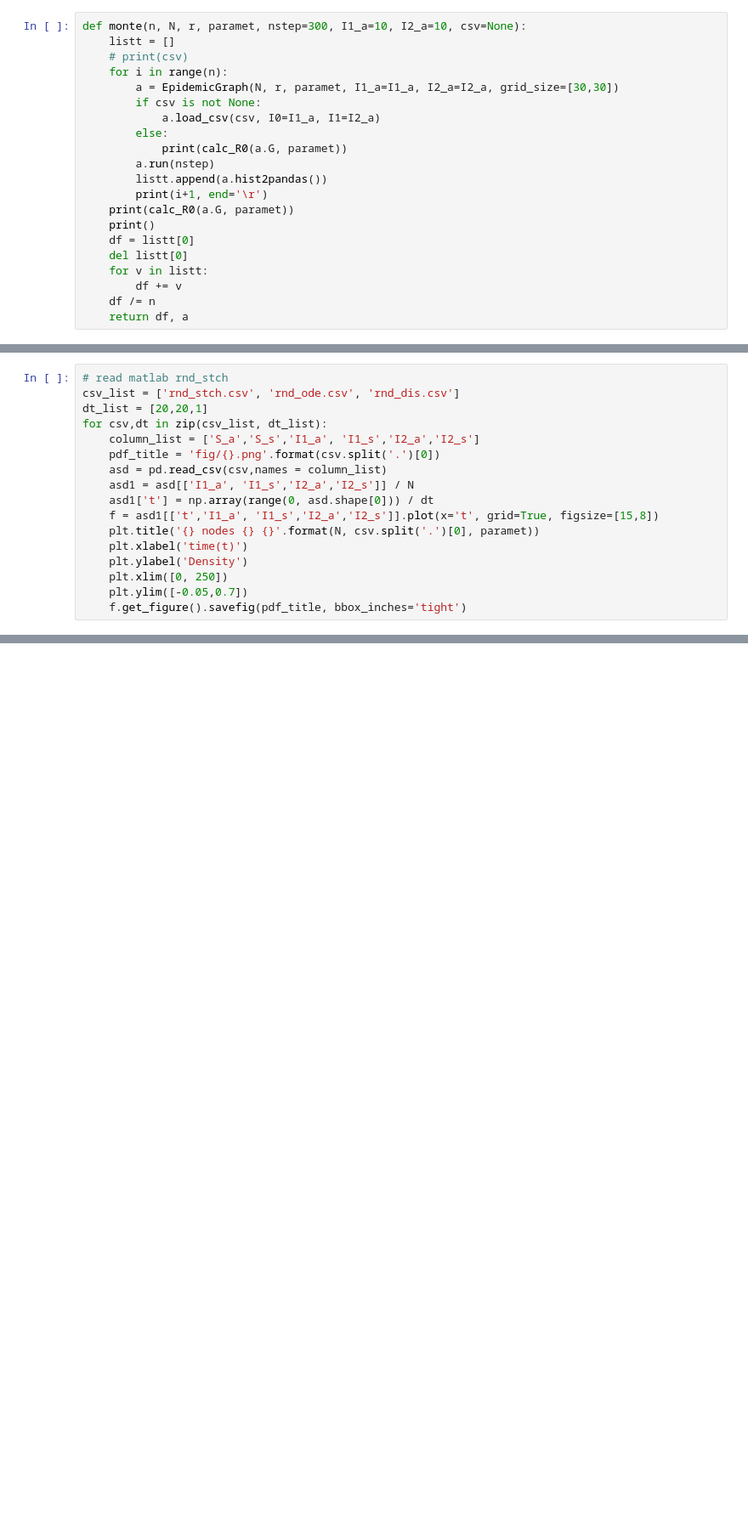
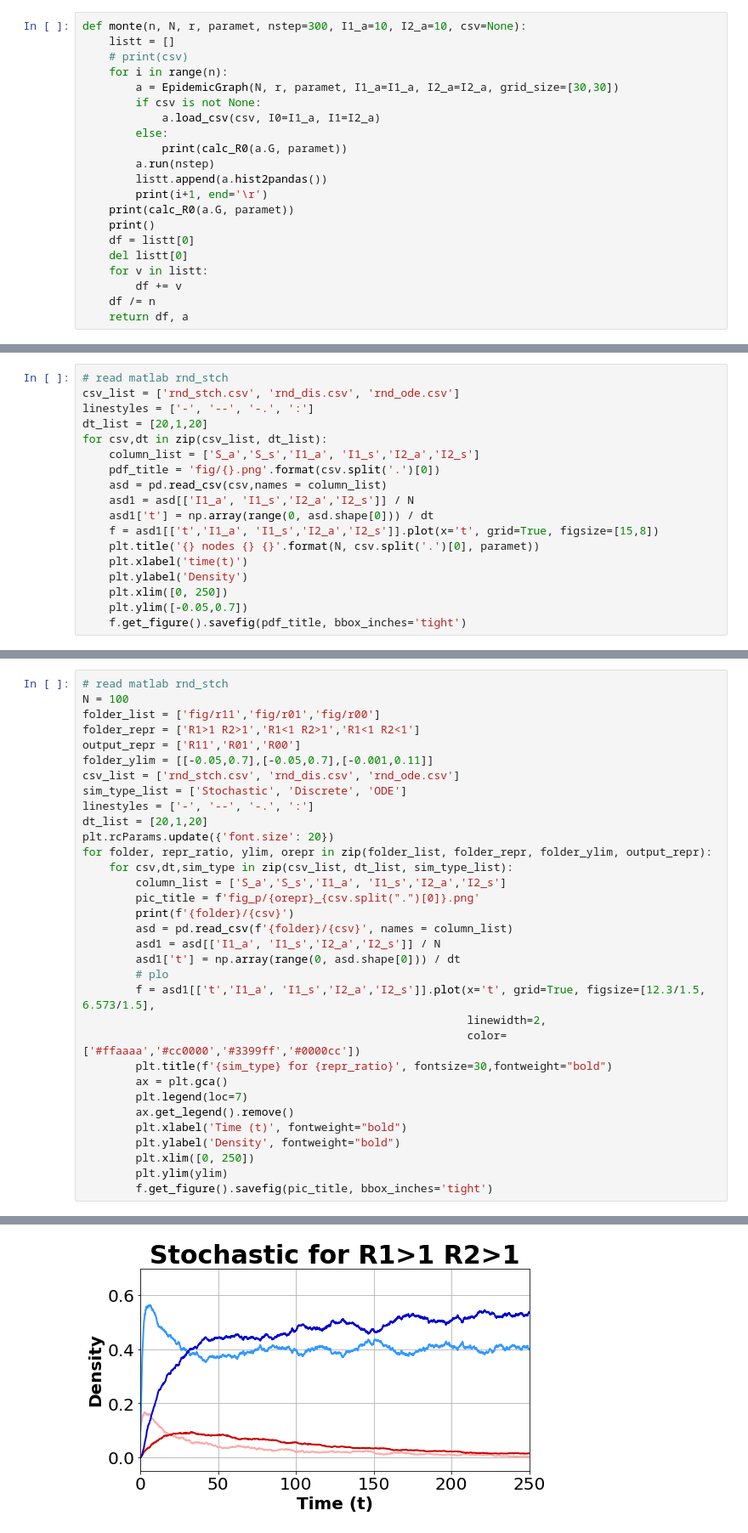
Before and after one commit to Dmitriy-Fedorov/Epidemic-Model, a Jupyter notebook: discreate SI1Si2S clean/clean_SI1SI2S.ipynb, the cells around one changed output, grey strips where cells are left out. Shown at 85% size. Saved outputs shown, nothing was run; the diff lists cells and outputs as text; blank space fills up the shorter version.

```diff
--- a/discreate SI1Si2S clean/clean_SI1SI2S.ipynb
+++ b/discreate SI1Si2S clean/clean_SI1SI2S.ipynb
@@ -123,7 +133,8 @@ Total node number 100
 # %%
 # read matlab rnd_stch
-csv_list = ['rnd_stch.csv', 'rnd_ode.csv', 'rnd_dis.csv']
-dt_list = [20,20,1]
+csv_list = ['rnd_stch.csv', 'rnd_dis.csv', 'rnd_ode.csv']
+linestyles = ['-', '--', '-.', ':']
+dt_list = [20,1,20]
 for csv,dt in zip(csv_list, dt_list):
     column_list = ['S_a','S_s','I1_a', 'I1_s','I2_a','I2_s']
     pdf_title = 'fig/{}.png'.format(csv.split('.')[0])
@@ -143,0 +157,34 @@ for csv,dt in zip(csv_list, dt_list):
+# %%
+# read matlab rnd_stch
+N = 100
+folder_list = ['fig/r11','fig/r01','fig/r00']
+folder_repr = ['R1>1 R2>1','R1<1 R2>1','R1<1 R2<1']
+output_repr = ['R11','R01','R00']
+folder_ylim = [[-0.05,0.7],[-0.05,0.7],[-0.001,0.11]]
+csv_list = ['rnd_stch.csv', 'rnd_dis.csv', 'rnd_ode.csv']
+sim_type_list = ['Stochastic', 'Discrete', 'ODE']
+linestyles = ['-', '--', '-.', ':']
+dt_list = [20,1,20]
+plt.rcParams.update({'font.size': 20})
+for folder, repr_ratio, ylim, orepr in zip(folder_list, folder_repr, folder_ylim, output_repr):
+    for csv,dt,sim_type in zip(csv_list, dt_list, sim_type_list):
+        column_list = ['S_a','S_s','I1_a', 'I1_s','I2_a','I2_s']
+        pic_title = f'fig_p/{orepr}_{csv.split(".")[0]}.png'
+        print(f'{folder}/{csv}')
+        asd = pd.read_csv(f'{folder}/{csv}', names = column_list)
+        asd1 = asd[['I1_a', 'I1_s','I2_a','I2_s']] / N
+        asd1['t'] = np.array(range(0, asd.shape[0])) / dt
+        # plo
+        f = asd1[['t','I1_a', 'I1_s','I2_a','I2_s']].plot(x='t', grid=True, figsize=[12.3/1.5, 6.573/1.5],
+                                                          linewidth=2,
+                                                          color=['#ffaaaa','#cc0000','#3399ff','#0000cc'])
+        plt.title(f'{sim_type} for {repr_ratio}', fontsize=30,fontweight="bold")
+        ax = plt.gca()
+        plt.legend(loc=7)
+        ax.get_legend().remove()
+        plt.xlabel('Time (t)', fontweight="bold")
+        plt.ylabel('Density', fontweight="bold")
+        plt.xlim([0, 250])
+        plt.ylim(ylim)
+        f.get_figure().savefig(pic_title, bbox_inches='tight')
+# %% [output]
@@ -143,0 +200 @@ for csv,dt in zip(csv_list, dt_list):
+[figure, added]
```
Also changed, not shown: parts of 6 cells of this notebook, 3 other files.
